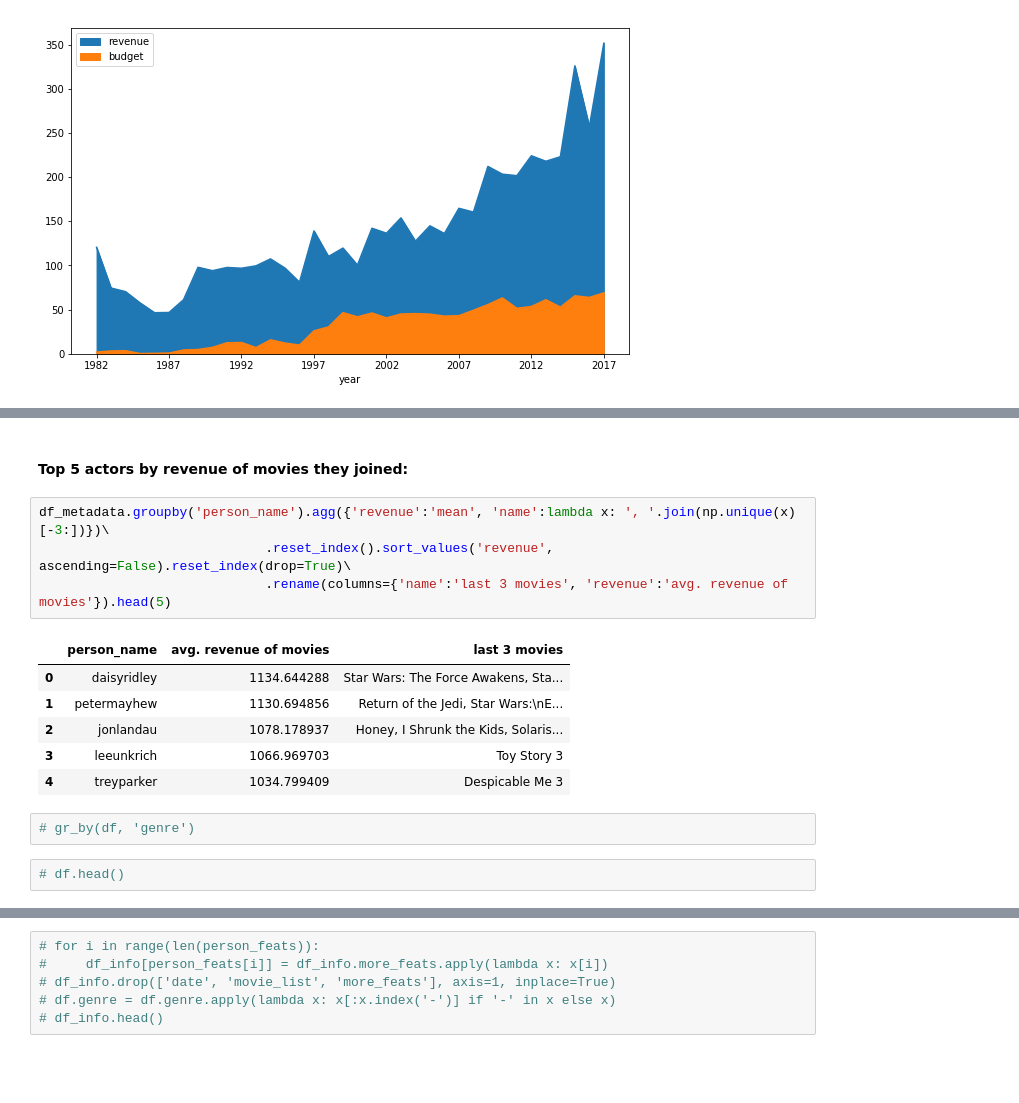
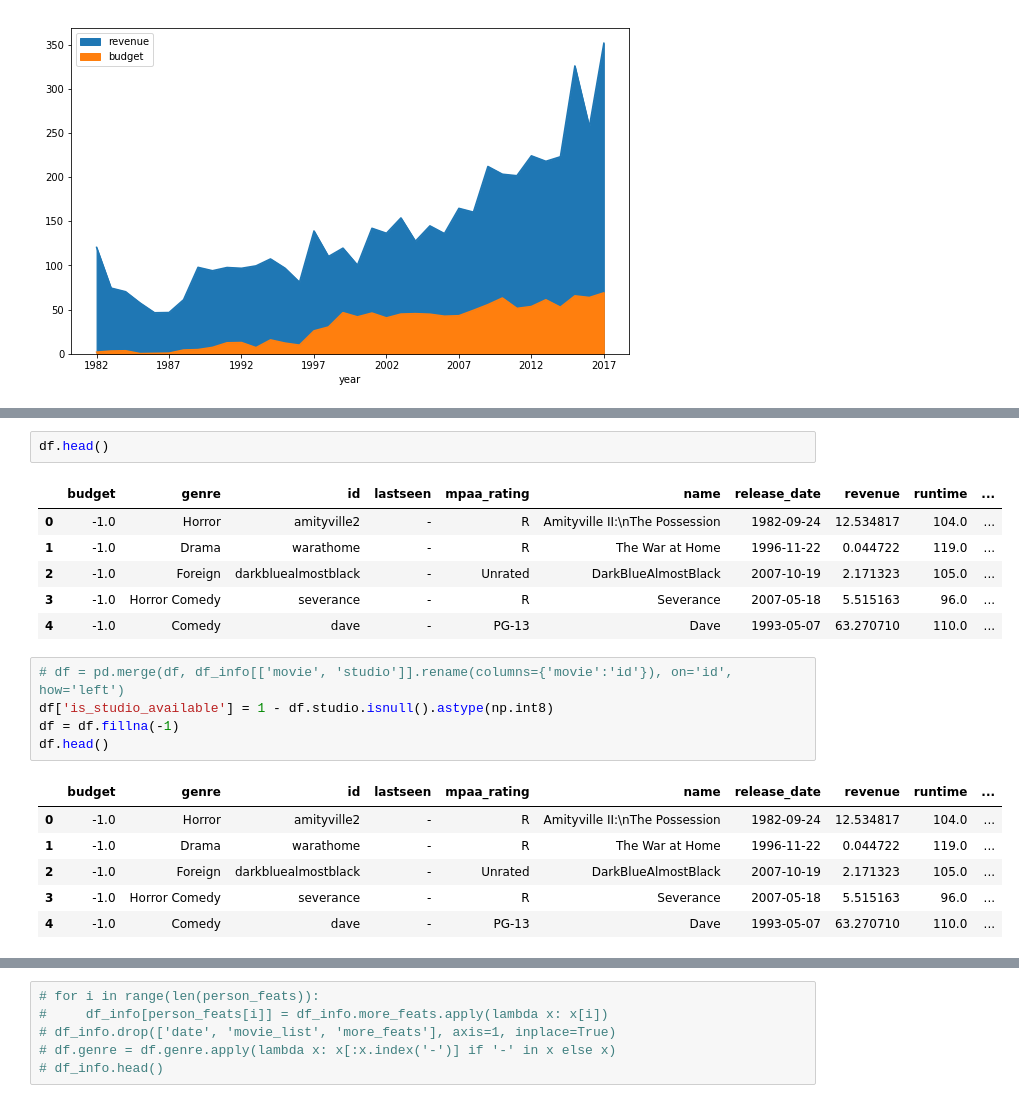
Before and after one commit to ZzerozZ/MovieRevenuePredicter, a Jupyter notebook: Movies_Preprocess.ipynb, the cells around one changed output, grey strips where cells are left out. Cells and saved outputs as stored; diff of their text form; blank space fills up the shorter version.

```diff
--- a/Movies_Preprocess.ipynb
+++ b/Movies_Preprocess.ipynb
@@ -288,17 +318,21 @@ df_metadata.groupby('studio').agg({'revenue':'mean', 'name':lambda x: ', '.join(
-# %% [markdown]
-#### Top 5 actors by revenue of movies they joined:
-# %%
-df_metadata.groupby('person_name').agg({'revenue':'mean', 'name':lambda x: ', '.join(np.unique(x)[-3:])})\
-                             .reset_index().sort_values('revenue', ascending=False).reset_index(drop=True)\
-                             .rename(columns={'name':'last 3 movies', 'revenue':'avg. revenue of movies'}).head(5)
-# %% [output]
-|  | person_name | avg. revenue of movies | last 3 movies |
-| 0 | daisyridley | 1134.644288 | Star Wars: The Force Awakens, Sta... |
-| 1 | petermayhew | 1130.694856 | Return of the Jedi, Star Wars:\nE... |
-| 2 | jonlandau | 1078.178937 | Honey, I Shrunk the Kids, Solaris... |
-| 3 | leeunkrich | 1066.969703 | Toy Story 3 |
-| 4 | treyparker | 1034.799409 | Despicable Me 3 |
-# %%
-# gr_by(df, 'genre')
-# %%
-# df.head()
+# %%
+df.head()
+# %% [output]
+|  | budget | genre | id | lastseen | mpaa_rating | name | release_date | revenue | runtime | ... |
+| 0 | -1.0 | Horror | amityville2 | - | R | Amityville II:\nThe Possession | 1982-09-24 | 12.534817 | 104.0 | ... |
+| 1 | -1.0 | Drama | warathome | - | R | The War at Home | 1996-11-22 | 0.044722 | 119.0 | ... |
+| 2 | -1.0 | Foreign | darkbluealmostblack | - | Unrated | DarkBlueAlmostBlack | 2007-10-19 | 2.171323 | 105.0 | ... |
+| 3 | -1.0 | Horror Comedy | severance | - | R | Severance | 2007-05-18 | 5.515163 | 96.0 | ... |
+| 4 | -1.0 | Comedy | dave | - | PG-13 | Dave | 1993-05-07 | 63.270710 | 110.0 | ... |
+# %%
+# df = pd.merge(df, df_info[['movie', 'studio']].rename(columns={'movie':'id'}), on='id', how='left')
+df['is_studio_available'] = 1 - df.studio.isnull().astype(np.int8)
+df = df.fillna(-1)
+df.head()
+# %% [output]
+|  | budget | genre | id | lastseen | mpaa_rating | name | release_date | revenue | runtime | ... |
+| 0 | -1.0 | Horror | amityville2 | - | R | Amityville II:\nThe Possession | 1982-09-24 | 12.534817 | 104.0 | ... |
+| 1 | -1.0 | Drama | warathome | - | R | The War at Home | 1996-11-22 | 0.044722 | 119.0 | ... |
+| 2 | -1.0 | Foreign | darkbluealmostblack | - | Unrated | DarkBlueAlmostBlack | 2007-10-19 | 2.171323 | 105.0 | ... |
+| 3 | -1.0 | Horror Comedy | severance | - | R | Severance | 2007-05-18 | 5.515163 | 96.0 | ... |
+| 4 | -1.0 | Comedy | dave | - | PG-13 | Dave | 1993-05-07 | 63.270710 | 110.0 | ... |
```
Also changed, not shown: parts of 26 cells of this notebook, 3 other files.
